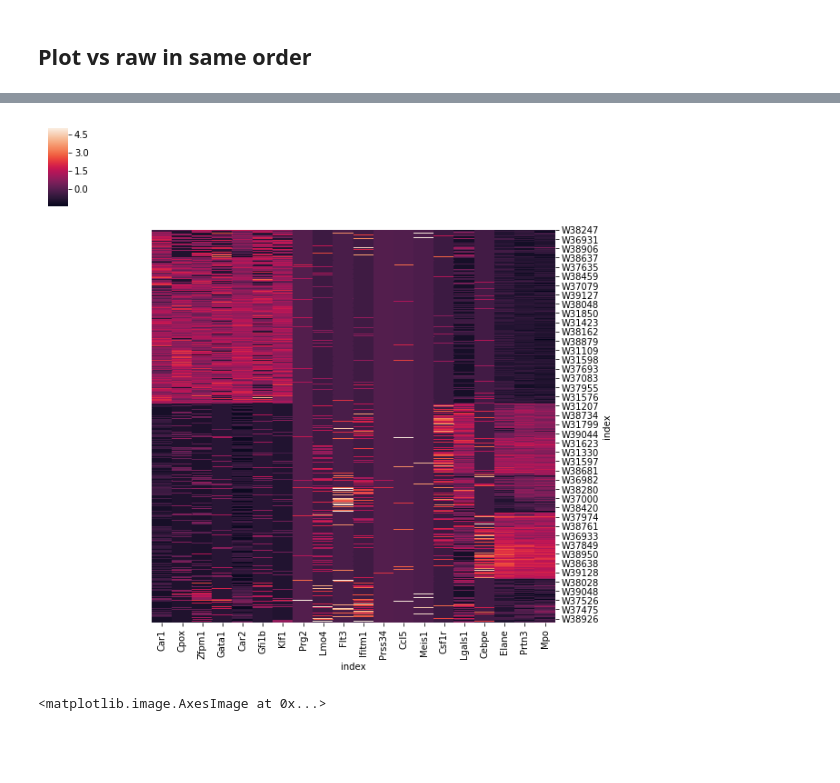
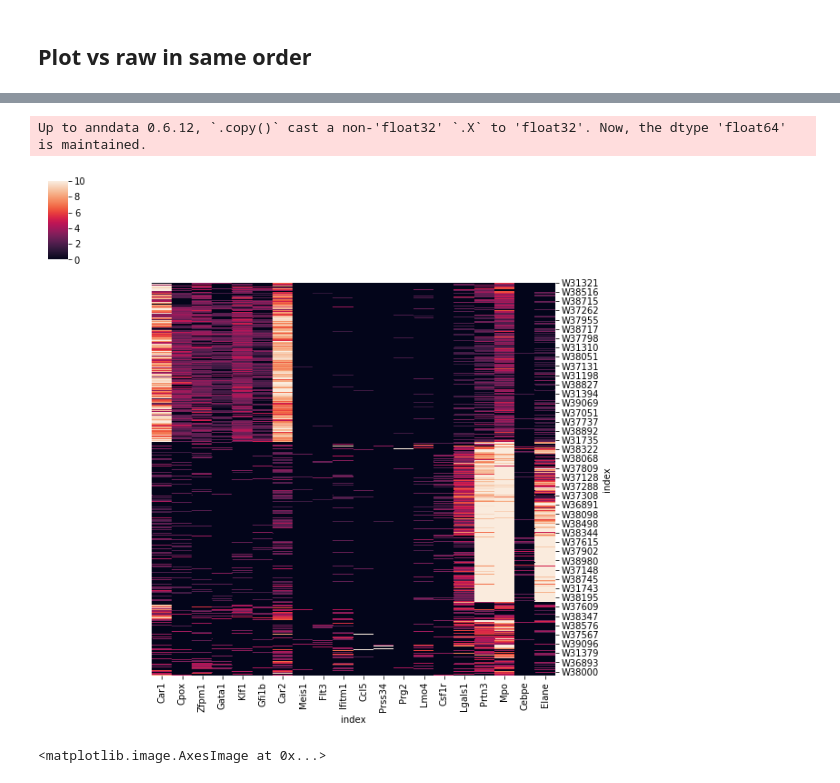
Before and after one commit to czbiohub-sf/molecular-cross-validation, a Jupyter notebook: src/noise2self_sc/PCA Demo.ipynb, the cells around one changed output, grey strips where cells are left out. Cells and saved outputs as stored; diff of their text form; code cells hidden in the pictures; blank space fills up the shorter version.

```diff
--- a/src/noise2self_sc/PCA Demo.ipynb
+++ b/src/noise2self_sc/PCA Demo.ipynb
@@ -65,3 +101,9 @@ Up to anndata 0.6.12, `.copy()` cast a non-'float32' `.X` to 'float32'. Now, the
+# %%
+paul_inset = denoised_inset = paul2[:,marker_genes][clustergrid.dendrogram_row.reordered_ind,:][:, clustergrid.dendrogram_col.reordered_ind]
+sc.pl.clustermap(paul_inset, use_raw = False, row_cluster = False, col_cluster = False, vmax = 10)
+# %% [output]
+Up to anndata 0.6.12, `.copy()` cast a non-'float32' `.X` to 'float32'. Now, the dtype 'float64' is maintained.
+[figure, added]
 # %%
 paul.raw = paul
 sc.pp.normalize_per_cell(paul, counts_per_cell_after=1e4)
@@ -70,5 +112,0 @@ sc.pp.scale(paul)
-# %%
-paul_inset = denoised_inset = paul[:,marker_genes][clustergrid.dendrogram_row.reordered_ind,:][:, clustergrid.dendrogram_col.reordered_ind]
-sc.pl.clustermap(paul_inset, use_raw = False, row_cluster = False, col_cluster = False, vmax = 5)
-# %% [output]
-[figure, removed]
```
Also changed, not shown: parts of 17 cells of this notebook.
